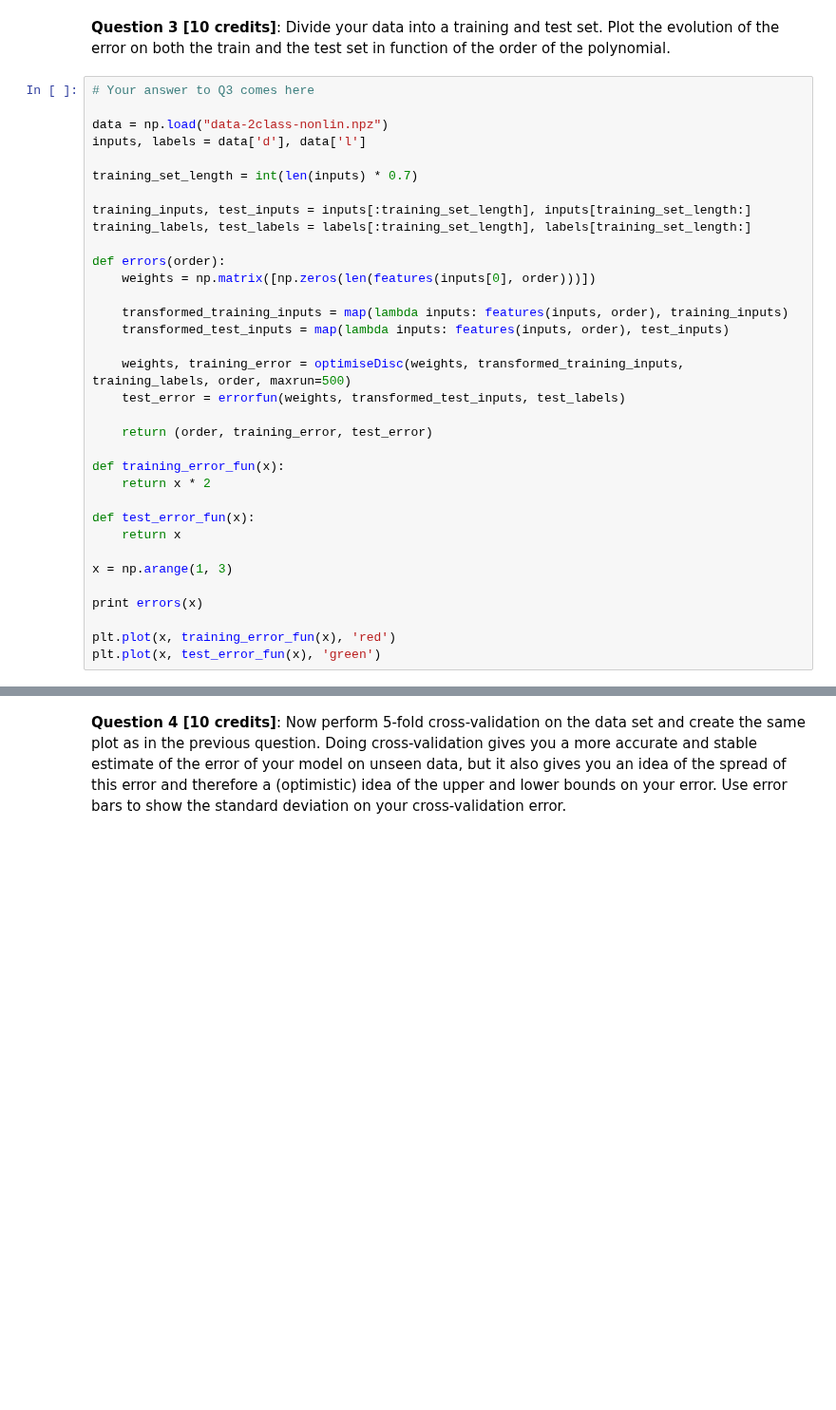
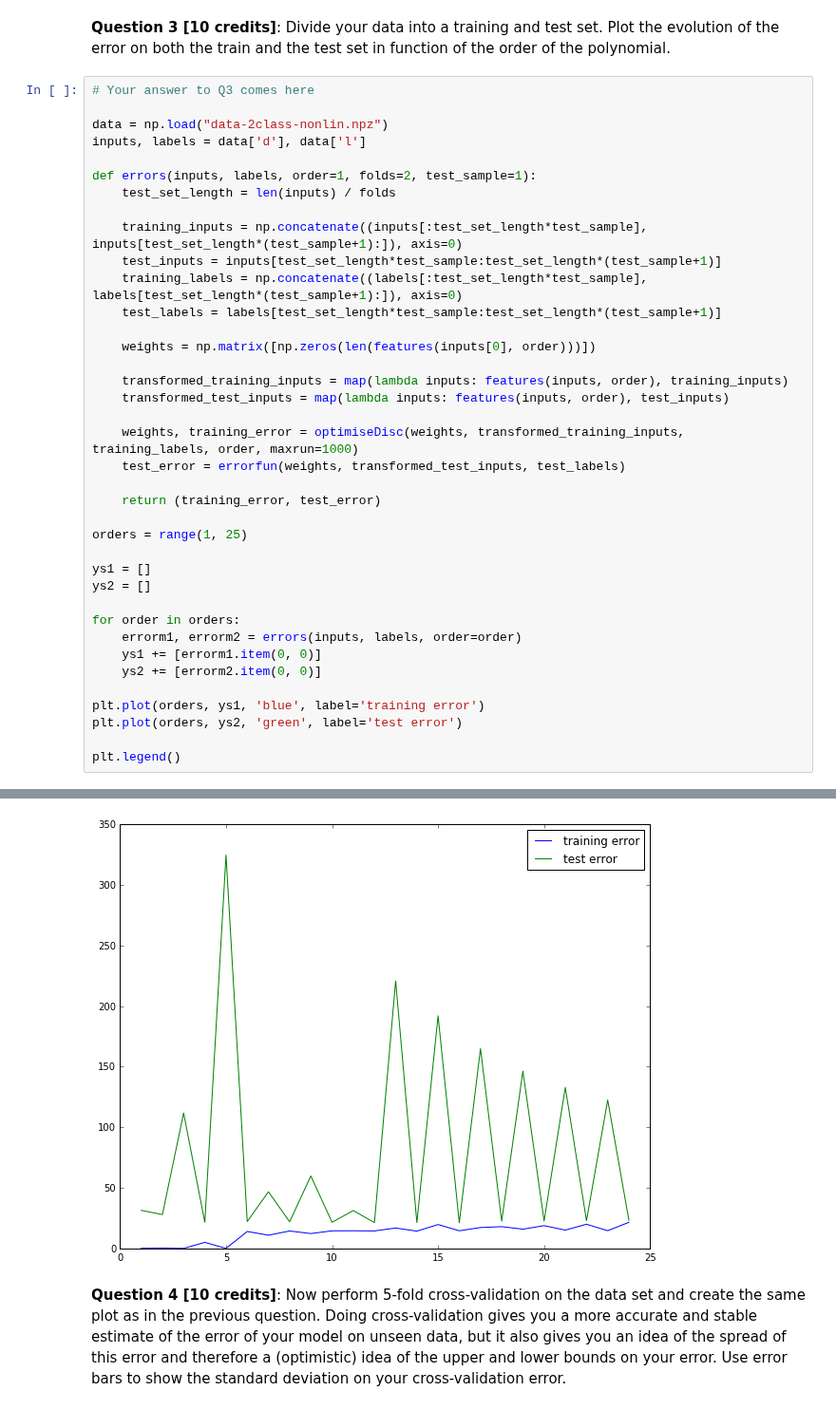
Before and after one commit to thomasbrus/machine-learning, a Jupyter notebook: practicum/week-3/lab-3.ipynb, the cells around one changed output, grey strips where cells are left out. Shown at 95% size. Saved outputs shown, nothing was run; the diff lists cells and outputs as text; blank space fills up the shorter version.

Commit message:
finished question 4, need to plot better

```diff
--- a/practicum/week-3/lab-3.ipynb
+++ b/practicum/week-3/lab-3.ipynb
@@ -186,32 +186,36 @@ The disadvantage of this strategy is that the number of iterations needed depend
 data = np.load("data-2class-nonlin.npz")
 inputs, labels = data['d'], data['l']
 
-training_set_length = int(len(inputs) * 0.7)
+def errors(inputs, labels, order=1, folds=2, test_sample=1):
+    test_set_length = len(inputs) / folds
 
-training_inputs, test_inputs = inputs[:training_set_length], inputs[training_set_length:]
-training_labels, test_labels = labels[:training_set_length], labels[training_set_length:]
+    training_inputs = np.concatenate((inputs[:test_set_length*test_sample], inputs[test_set_length*(test_sample+1):]), axis=0)
+    test_inputs = inputs[test_set_length*test_sample:test_set_length*(test_sample+1)]
+    training_labels = np.concatenate((labels[:test_set_length*test_sample], labels[test_set_length*(test_sample+1):]), axis=0)
+    test_labels = labels[test_set_length*test_sample:test_set_length*(test_sample+1)]
 
-def errors(order):
     weights = np.matrix([np.zeros(len(features(inputs[0], order)))])
 
     transformed_training_inputs = map(lambda inputs: features(inputs, order), training_inputs)
     transformed_test_inputs = map(lambda inputs: features(inputs, order), test_inputs)
 
-    weights, training_error = optimiseDisc(weights, transformed_training_inputs, training_labels, order, maxrun=500)
+    weights, training_error = optimiseDisc(weights, transformed_training_inputs, training_labels, order, maxrun=1000)
     test_error = errorfun(weights, transformed_test_inputs, test_labels)
 
-    return (order, training_error, test_error)
+    return (training_error, test_error)
 
-def training_error_fun(x):
-    return x * 2
+orders = range(1, 25)
 
-def test_error_fun(x):
-    return x
+ys1 = []
+ys2 = []
 
-x = np.arange(1, 3)
+for order in orders:
+    errorm1, errorm2 = errors(inputs, labels, order=order)
+    ys1 += [errorm1.item(0, 0)]
+    ys2 += [errorm2.item(0, 0)]
 
-print errors(x)
+plt.plot(orders, ys1, 'blue', label='training error')
+plt.plot(orders, ys2, 'green', label='test error')
 
-plt.plot(x, training_error_fun(x), 'red')
-plt.plot(x, test_error_fun(x), 'green')
+plt.legend()
 # %% [output]
@@ -219,3 +223,4 @@ ValueError: The truth value of an array with more than one element is ambiguous.
+[figure, added]
 # %% [markdown]
 
 **Question 4 [10 credits]**: Now perform 5-fold cross-validation on the data set and create the same plot as in the previous question. Doing cross-validation gives you a more accurate and stable estimate of the error of your model on unseen data, but it also gives you an idea of the spread of this error and therefore a (optimistic) idea of the upper and lower bounds on your error. Use error bars to show the standard deviation on your cross-validation error.
```
Also changed, not shown: parts of 4 cells of this notebook.
